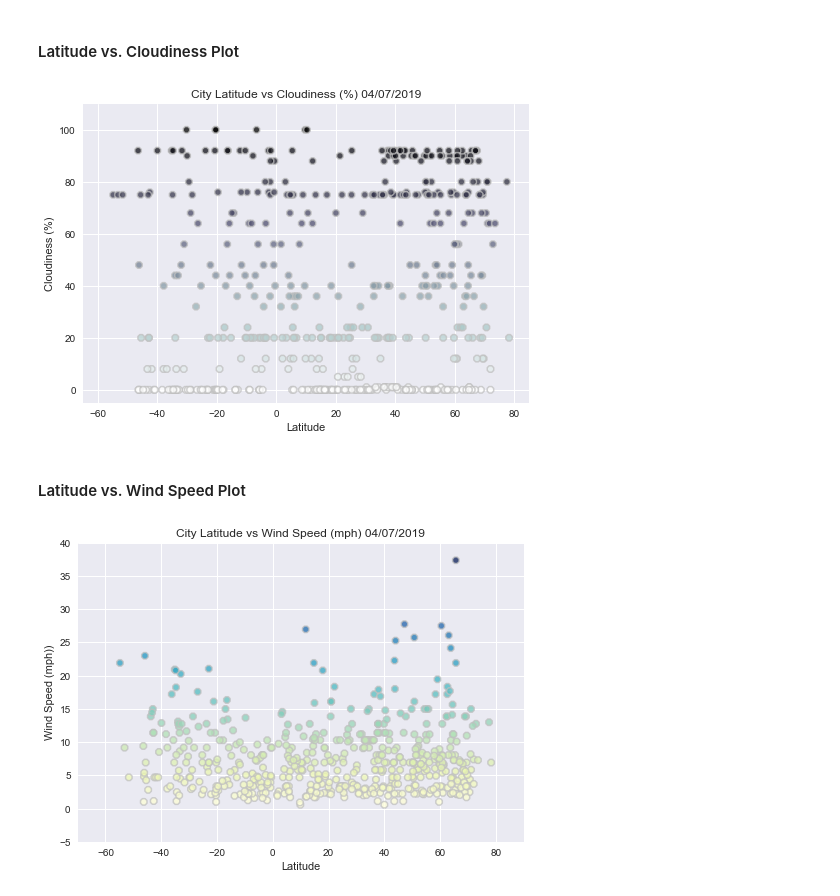
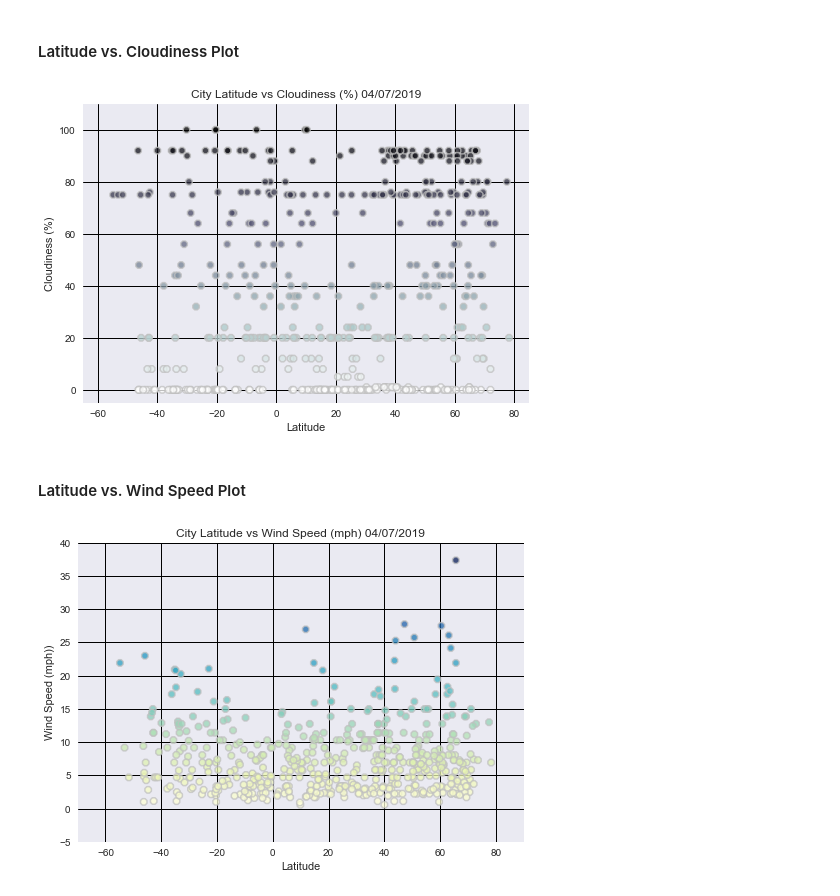
Before and after one commit to buddyguy423/WeatherPy, a Jupyter notebook: starter_code/WeatherPy.ipynb, the cells around one changed output. Saved outputs shown, nothing was run; the diff lists cells and outputs as text; code cells hidden in the pictures.

```diff
--- a/starter_code/WeatherPy.ipynb
+++ b/starter_code/WeatherPy.ipynb
@@ -214,29 +214,29 @@ plt.style.use('seaborn')
 plt.title(f"City Latitude vs Cloudiness (%) {datetime.now().strftime('%m/%d/%Y')}")
 plt.ylabel("Cloudiness (%)")
 plt.xlabel("Latitude")
-plt.grid(True)
+plt.grid(True,color='black')
 plt.xlim([-65, 85])
 plt.ylim([-5, 110])
 plt.savefig("../Images/Lat_cloud.png")
 plt.show()
 # %% [output]
-[figure, old version]
+[figure, new version]
 # %% [markdown]
 #### Latitude vs. Wind Speed Plot
 # %%
 plt.scatter(cities_df["Latitude"],
            cities_df["Wind Speed (mph)"], c=cities_df["Wind Speed (mph)"],
            edgecolor="silver", linewidths = 1.5, marker="8",
            cmap='YlGnBu', alpha=0.75, label="City")
 
 plt.style.use('seaborn')
 plt.title(f"City Latitude vs Wind Speed (mph) {datetime.now().strftime('%m/%d/%Y')}")
 plt.ylabel("Wind Speed (mph))")
 plt.xlabel("Latitude")
-plt.grid(True)
+plt.grid(True,color='black')
 plt.xlim([-70, 90])
 plt.ylim([-5, 40])
 plt.savefig("../Images/Lat_windspd.png")
 plt.show()
 # %% [output]
-[figure, old version]
+[figure, new version]
```
Also changed, not shown: parts of 2 cells of this notebook, 5 other files.
